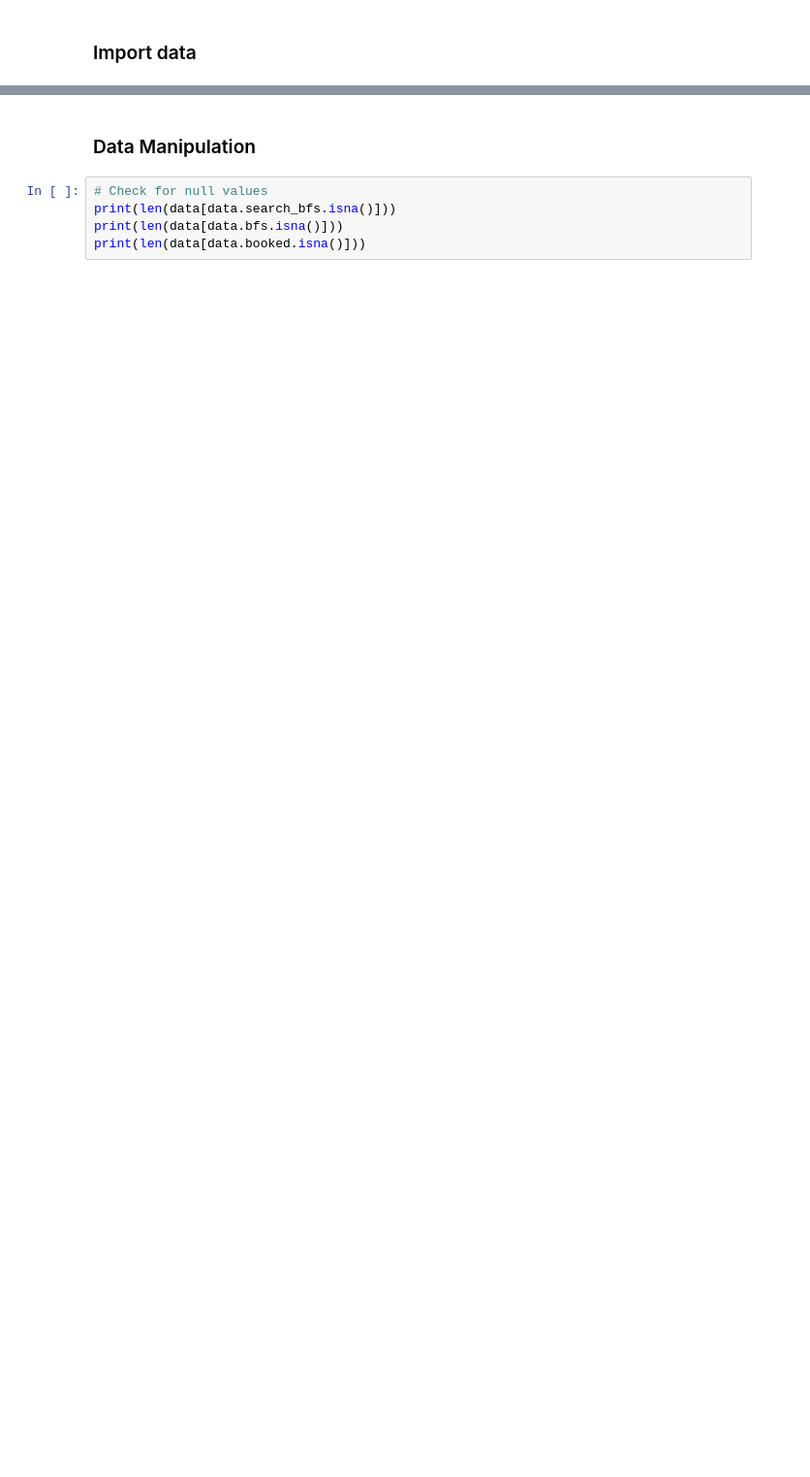
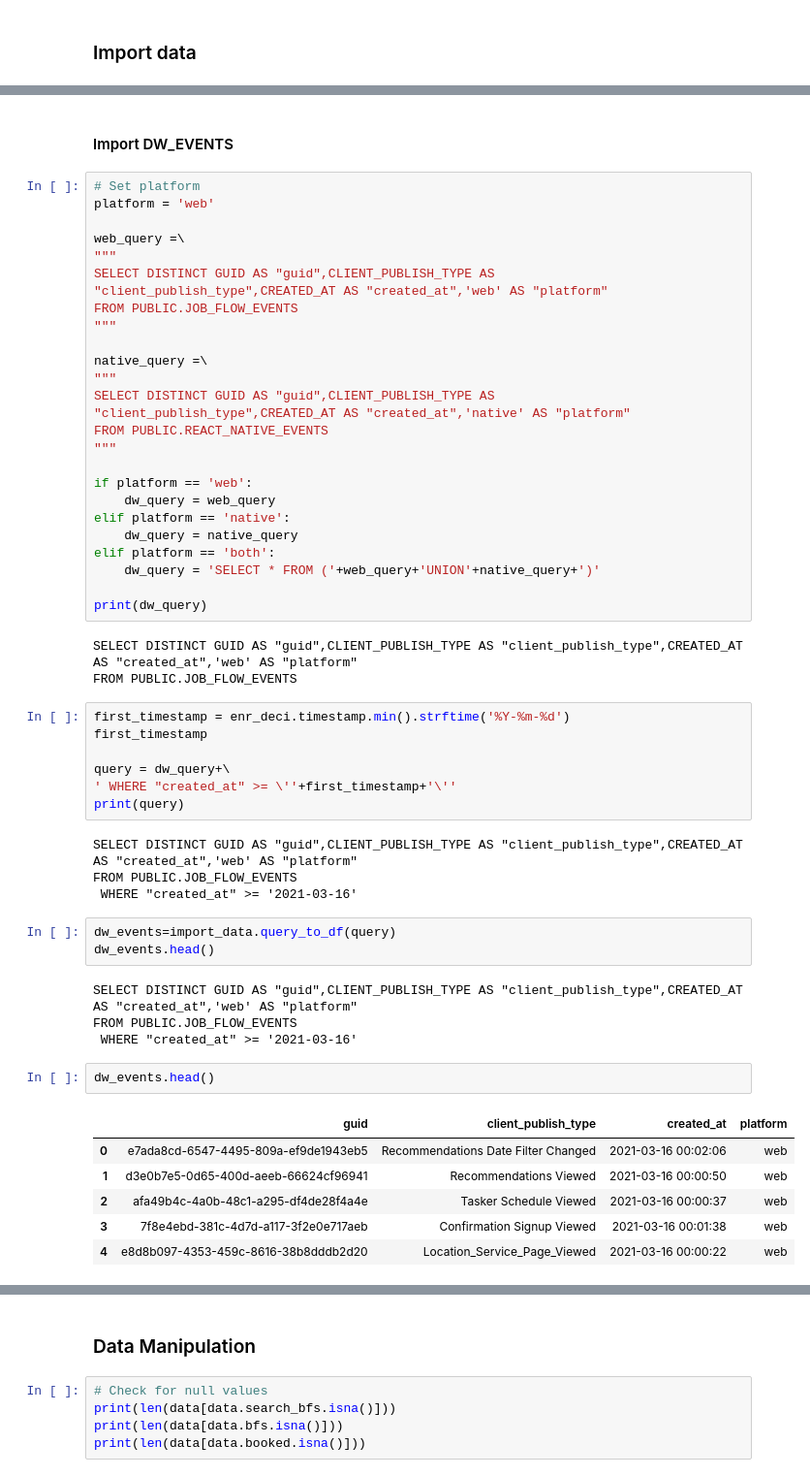
Before and after one commit to louisalberto2021/testing_tool, a Jupyter notebook: testing_tool.ipynb, the cells around one changed output, grey strips where cells are left out. Shown: that part at 97% size. Cells and saved outputs as stored; diff of their text form; blank space fills up the shorter version.

Commit message:
First version of tool with basic functions

```diff
--- a/testing_tool.ipynb
+++ b/testing_tool.ipynb
@@ -64,0 +136,56 @@ data.head()
+# %% [markdown]
+#### Import DW_EVENTS
+# %%
+# Set platform
+platform = 'web'
+
+web_query =\
+"""
+SELECT DISTINCT GUID AS "guid",CLIENT_PUBLISH_TYPE AS "client_publish_type",CREATED_AT AS "created_at",'web' AS "platform"
+FROM PUBLIC.JOB_FLOW_EVENTS
+"""
+
+native_query =\
+"""
+SELECT DISTINCT GUID AS "guid",CLIENT_PUBLISH_TYPE AS "client_publish_type",CREATED_AT AS "created_at",'native' AS "platform"
+FROM PUBLIC.REACT_NATIVE_EVENTS
+"""
+
+if platform == 'web':
+    dw_query = web_query
+elif platform == 'native':
+    dw_query = native_query
+elif platform == 'both':
+    dw_query = 'SELECT * FROM ('+web_query+'UNION'+native_query+')'
+
+print(dw_query)
+# %% [output]
+SELECT DISTINCT GUID AS "guid",CLIENT_PUBLISH_TYPE AS "client_publish_type",CREATED_AT AS "created_at",'web' AS "platform"
+FROM PUBLIC.JOB_FLOW_EVENTS
+# %%
+first_timestamp = enr_deci.timestamp.min().strftime('%Y-%m-%d')
+first_timestamp
+
+query = dw_query+\
+' WHERE "created_at" >= \''+first_timestamp+'\''
+print(query)
+# %% [output]
+SELECT DISTINCT GUID AS "guid",CLIENT_PUBLISH_TYPE AS "client_publish_type",CREATED_AT AS "created_at",'web' AS "platform"
+FROM PUBLIC.JOB_FLOW_EVENTS
+ WHERE "created_at" >= '2021-03-16'
+# %%
+dw_events=import_data.query_to_df(query)
+dw_events.head()
+# %% [output]
+SELECT DISTINCT GUID AS "guid",CLIENT_PUBLISH_TYPE AS "client_publish_type",CREATED_AT AS "created_at",'web' AS "platform"
+FROM PUBLIC.JOB_FLOW_EVENTS
+ WHERE "created_at" >= '2021-03-16'
+# %%
+dw_events.head()
+# %% [output]
+|  | guid | client_publish_type | created_at | platform |
+| 0 | e7ada8cd-6547-4495-809a-ef9de1943eb5 | Recommendations Date Filter Changed | 2021-03-16 00:02:06 | web |
+| 1 | d3e0b7e5-0d65-400d-aeeb-66624cf96941 | Recommendations Viewed | 2021-03-16 00:00:50 | web |
+| 2 | afa49b4c-4a0b-48c1-a295-df4de28f4a4e | Tasker Schedule Viewed | 2021-03-16 00:00:37 | web |
+| 3 | 7f8e4ebd-381c-4d7d-a117-3f2e0e717aeb | Confirmation Signup Viewed | 2021-03-16 00:01:38 | web |
+| 4 | e8d8b097-4353-459c-8616-38b8dddb2d20 | Location_Service_Page_Viewed | 2021-03-16 00:00:22 | web |
```
Also changed, not shown: parts of 44 cells of this notebook, 3 other files.
